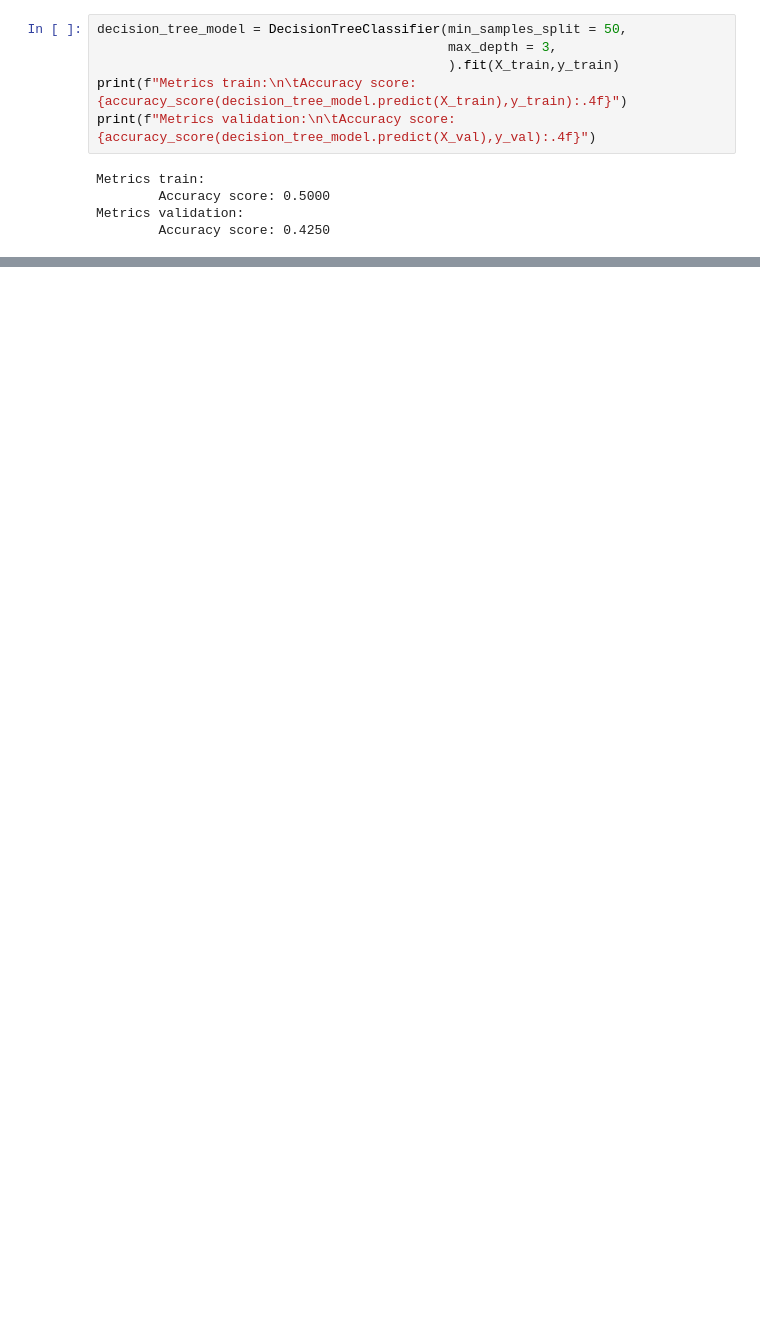
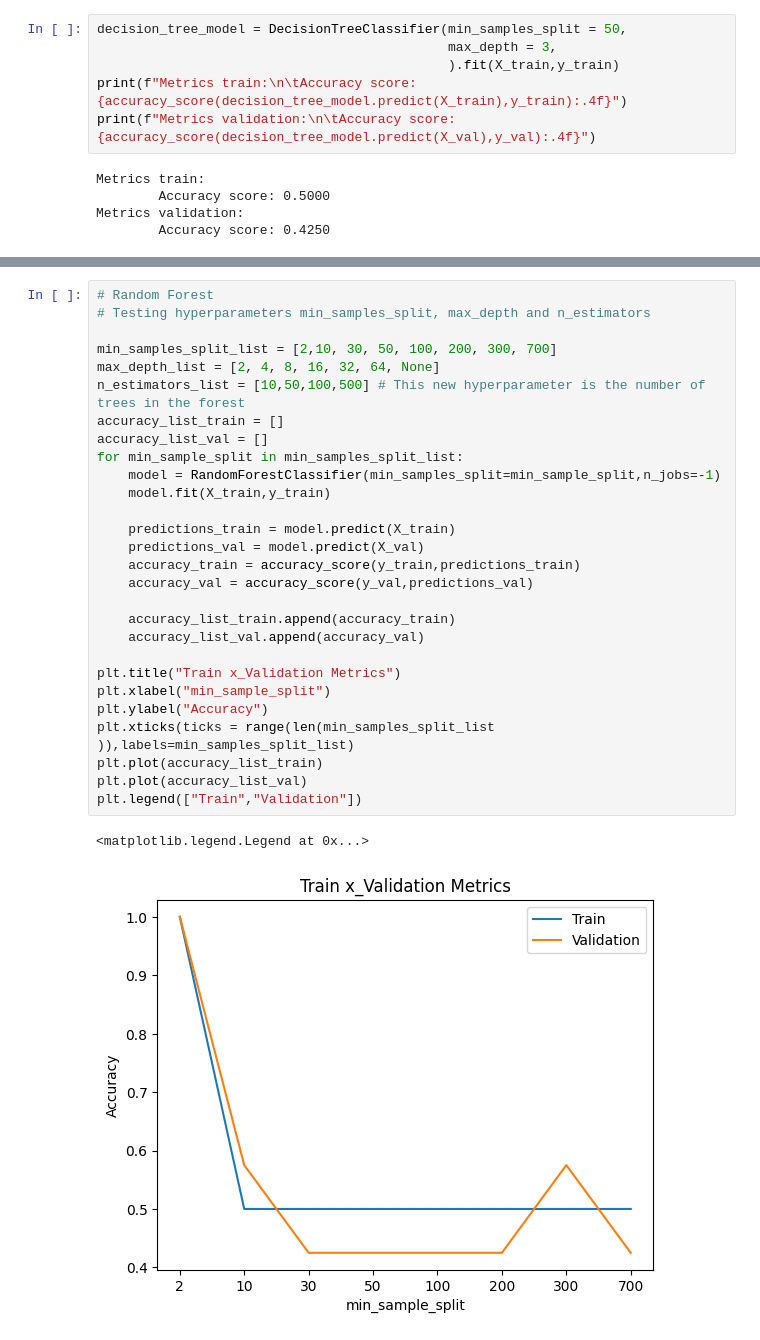
Before and after one commit to Danvictorgithub/cat-or-dog-classification-with-decision-trees, a Jupyter notebook: main.ipynb, the cells around one changed output, grey strips where cells are left out. Saved outputs shown, nothing was run; the diff lists cells and outputs as text; blank space fills up the shorter version.

```diff
--- a/main.ipynb
+++ b/main.ipynb
@@ -112,0 +114,31 @@ Metrics validation:
+# %%
+# Random Forest
+# Testing hyperparameters min_samples_split, max_depth and n_estimators
+
+min_samples_split_list = [2,10, 30, 50, 100, 200, 300, 700]
+max_depth_list = [2, 4, 8, 16, 32, 64, None]
+n_estimators_list = [10,50,100,500] # This new hyperparameter is the number of trees in the forest
+accuracy_list_train = []
+accuracy_list_val = []
+for min_sample_split in min_samples_split_list:
+    model = RandomForestClassifier(min_samples_split=min_sample_split,n_jobs=-1)
+    model.fit(X_train,y_train)
+
+    predictions_train = model.predict(X_train)
+    predictions_val = model.predict(X_val)
+    accuracy_train = accuracy_score(y_train,predictions_train)
+    accuracy_val = accuracy_score(y_val,predictions_val)
+
+    accuracy_list_train.append(accuracy_train)
+    accuracy_list_val.append(accuracy_val)
+
+plt.title("Train x_Validation Metrics")
+plt.xlabel("min_sample_split")
+plt.ylabel("Accuracy")
+plt.xticks(ticks = range(len(min_samples_split_list )),labels=min_samples_split_list)
+plt.plot(accuracy_list_train)
+plt.plot(accuracy_list_val)
+plt.legend(["Train","Validation"])
+# %% [output]
+<matplotlib.legend.Legend at 0x...>
+[figure, added]
```
Also changed, not shown: parts of 8 cells of this notebook.
